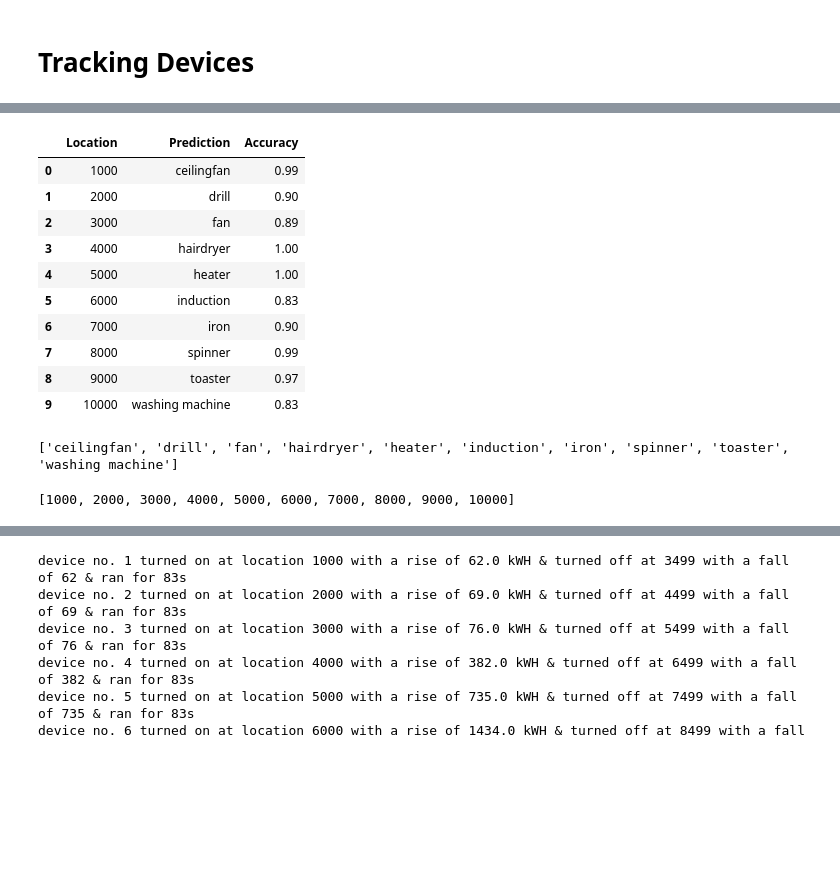
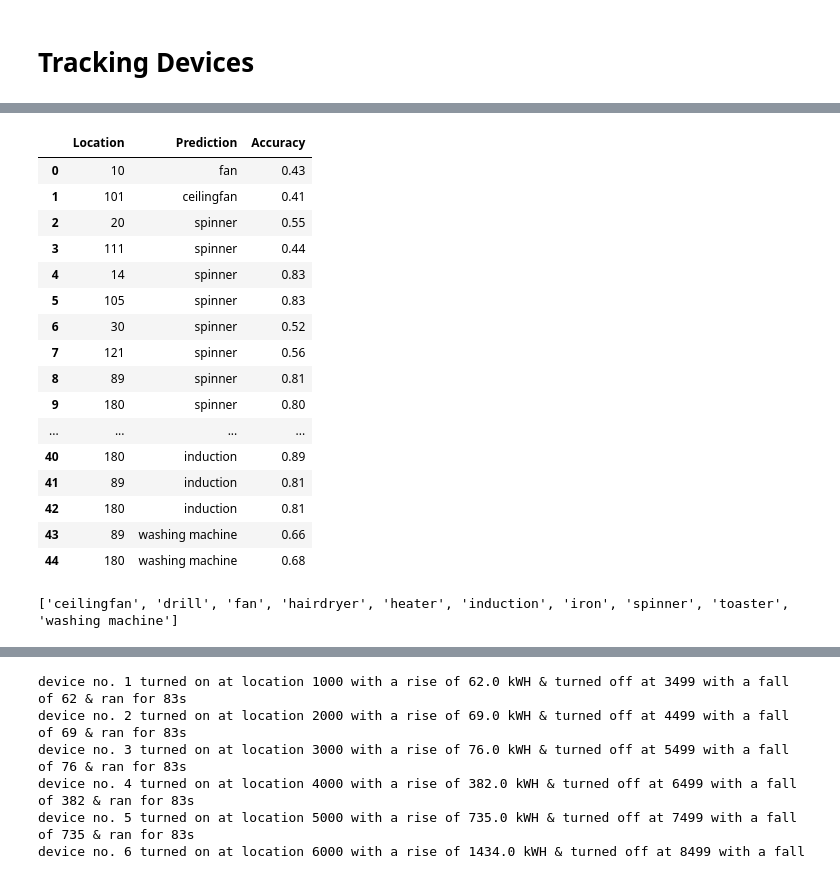
Before and after one commit to caxefaizan/RNN_Model, a Jupyter notebook: Transition Approach.ipynb, the cells around one changed output, grey strips where cells are left out. Drawn from its saved outputs; the diff is of its cells as text; code cells hidden in the pictures; blank space fills up the shorter version.

```diff
--- a/Transition Approach.ipynb
+++ b/Transition Approach.ipynb
@@ -138,8 +200,7 @@ for idx,x in enumerate(dbydx):
     if x > THRSHLD:
         on_events.append(idx)
 for x in on_events:
-#     print(on_events)
-    for y in range(x+1,x+90): # to remove false turn on signatures, give delay for transition
+    for y in range(x+1,x+91): # to remove false turn on signatures, give delay for transition
         if y in on_events:
             on_events.remove(y)
 
@@ -157,4 +217,4 @@ vamp_db.shape
 # %% [markdown]
 # Major Categorical Classification
 # %%
-test_preds = clf.predict(vamp_db)
+test_preds = clf.predict(test_vamp_db)
@@ -165,3 +225,5 @@ df = pd.DataFrame({'Location':on_events,
+# %%
+df = pd.DataFrame({'Location':idx_on_events, 'Prediction': test_preds, 'actual':'na','TS':test_on_events})
 # %%
 for idx, x in enumerate(df['Location']):
     if x < 2000:
@@ -201,5 +273,5 @@ df
 # %%
-test_preds_proba = clf.predict_proba(vamp_db)
+test_preds_proba = clf.predict_proba(test_vamp_db)
 # %%
 pd.DataFrame(test_preds_proba,columns=appliances)
 # %% [output]
@@ -219,25 +317,27 @@ pd.DataFrame(test_preds_proba,columns=appliances)
 # %%
-tracking_df = pd.DataFrame({'Location':on_events,
+tracking_df = pd.DataFrame({'Location':idx_on_events,
               'Prediction': test_preds,
               'Accuracy':[ x.max() for x in test_preds_proba]})
 tracking_df
 # %% [output]
 |  | Location | Prediction | Accuracy |
-| 0 | 1000 | ceilingfan | 0.99 |
-| 1 | 2000 | drill | 0.90 |
-| 2 | 3000 | fan | 0.89 |
-| 3 | 4000 | hairdryer | 1.00 |
-| 4 | 5000 | heater | 1.00 |
-| 5 | 6000 | induction | 0.83 |
-| 6 | 7000 | iron | 0.90 |
-| 7 | 8000 | spinner | 0.99 |
-| 8 | 9000 | toaster | 0.97 |
-| 9 | 10000 | washing machine | 0.83 |
+| 0 | 10 | fan | 0.43 |
+| 1 | 101 | ceilingfan | 0.41 |
+| 2 | 20 | spinner | 0.55 |
+| 3 | 111 | spinner | 0.44 |
+| 4 | 14 | spinner | 0.83 |
+| 5 | 105 | spinner | 0.83 |
+| 6 | 30 | spinner | 0.52 |
+| 7 | 121 | spinner | 0.56 |
+| 8 | 89 | spinner | 0.81 |
+| 9 | 180 | spinner | 0.80 |
+| ... | ... | ... | ... |
+| 40 | 180 | induction | 0.89 |
+| 41 | 89 | induction | 0.81 |
+| 42 | 180 | induction | 0.81 |
+| 43 | 89 | washing machine | 0.66 |
+| 44 | 180 | washing machine | 0.68 |
 # %%
 print(appliances)
 # %% [output]
 ['ceilingfan', 'drill', 'fan', 'hairdryer', 'heater', 'induction', 'iron', 'spinner', 'toaster', 'washing machine']
-# %%
-on_events
-# %% [output]
-[1000, 2000, 3000, 4000, 5000, 6000, 7000, 8000, 9000, 10000]
```
Also changed, not shown: parts of 20 cells of this notebook.
